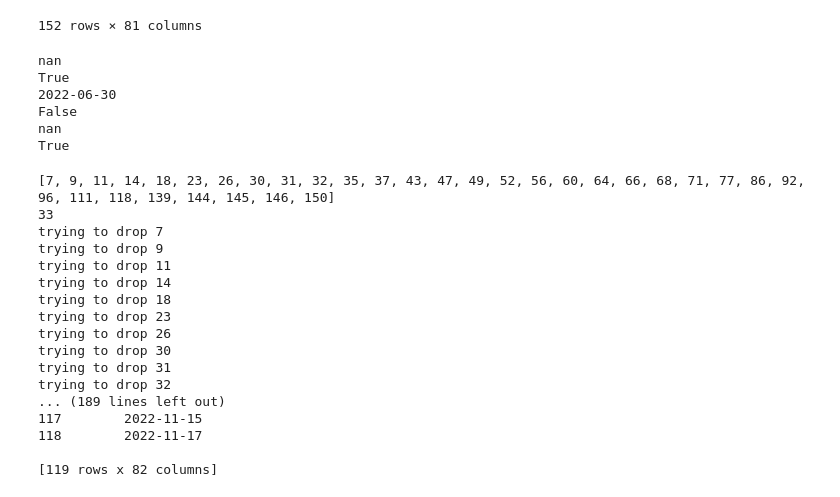
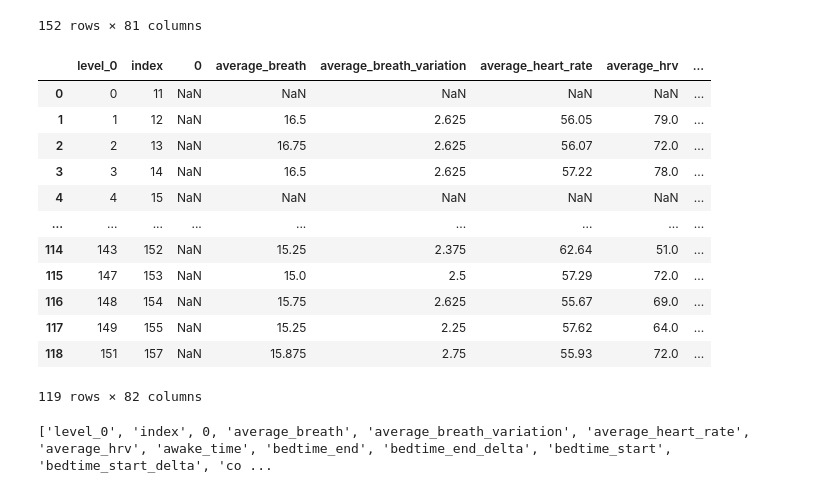
Before and after one commit to thalianajjar/internship_code, a Jupyter notebook: data.ipynb, the cells around one changed output. Cells and saved outputs as stored; diff of their text form; code cells hidden in the pictures.

```diff
--- a/data.ipynb
+++ b/data.ipynb
@@ -176,51 +176,34 @@ df
 | 150 | 156 | NaN | 15.75 | 2.5 | 63.72 | 48.0 | 2040.0 | ... |
 | 151 | 157 | NaN | 15.875 | 2.75 | 55.93 | 72.0 | 2610.0 | ... |
 152 rows × 81 columns
-# %%
-print(df.iloc[9]['day'])
-print(pd.isna(df.iloc[9]['day']))
-print(df.iloc[10]['day'])
-print(pd.isna(df.iloc[10]['day']))
-print(df.iloc[11]['day'])
-print(pd.isna(df.iloc[11]['day']))
-# %% [output]
-nan
-True
-2022-06-30
-False
-nan
-True
 # %%
 # Identify all the rows with missing data
 missing_date_idx = []
 for index, row in df.iterrows():
     if pd.isna(df.iloc[index]['day']) or pd.isna(df.iloc[index]['Timestamp']) or pd.isna(df.iloc[index]['Timestamp_bedtime']):
         missing_date_idx.append(index)
-print(missing_date_idx)
-print(len(missing_date_idx))
 
 # Drop the rows with missing data from dataframe
 for i in range(len(missing_date_idx)):
-    print("trying to drop", missing_date_idx[i])
     df = df.drop(missing_date_idx[i])
 
 df = df.reset_index()
-print(df)
+df
 # %% [output]
+|  | level_0 | index | 0 | average_breath | average_breath_variation | average_heart_rate | average_hrv | ... |
+| 0 | 0 | 11 | NaN | NaN | NaN | NaN | NaN | ... |
+| 1 | 1 | 12 | NaN | 16.5 | 2.625 | 56.05 | 79.0 | ... |
+| 2 | 2 | 13 | NaN | 16.75 | 2.625 | 56.07 | 72.0 | ... |
+| 3 | 3 | 14 | NaN | 16.5 | 2.625 | 57.22 | 78.0 | ... |
+| 4 | 4 | 15 | NaN | NaN | NaN | NaN | NaN | ... |
+| ... | ... | ... | ... | ... | ... | ... | ... | ... |
+| 114 | 143 | 152 | NaN | 15.25 | 2.375 | 62.64 | 51.0 | ... |
+| 115 | 147 | 153 | NaN | 15.0 | 2.5 | 57.29 | 72.0 | ... |
+| 116 | 148 | 154 | NaN | 15.75 | 2.625 | 55.67 | 69.0 | ... |
+| 117 | 149 | 155 | NaN | 15.25 | 2.25 | 57.62 | 64.0 | ... |
+| 118 | 151 | 157 | NaN | 15.875 | 2.75 | 55.93 | 72.0 | ... |
-[7, 9, 11, 14, 18, 23, 26, 30, 31, 32, 35, 37, 43, 47, 49, 52, 56, 60, 64, 66, 68, 71, 77, 86, 92, 96, 111, 118, 139, 144, 145, 146, 150]
-33
-trying to drop 7
-trying to drop 9
-trying to drop 11
-trying to drop 14
-trying to drop 18
-trying to drop 23
-trying to drop 26
-trying to drop 30
-trying to drop 31
-trying to drop 32
-... (189 lines left out)
-117        2022-11-15
-118        2022-11-17
-
-[119 rows x 82 columns]
+119 rows × 82 columns
+# %%
+print(df.columns.tolist())
+# %% [output]
+['level_0', 'index', 0, 'average_breath', 'average_breath_variation', 'average_heart_rate', 'average_hrv', 'awake_time', 'bedtime_end', 'bedtime_end_delta', 'bedtime_start', 'bedtime_start_delta', 'co ...
```
Also changed, not shown: parts of 2 cells of this notebook.
